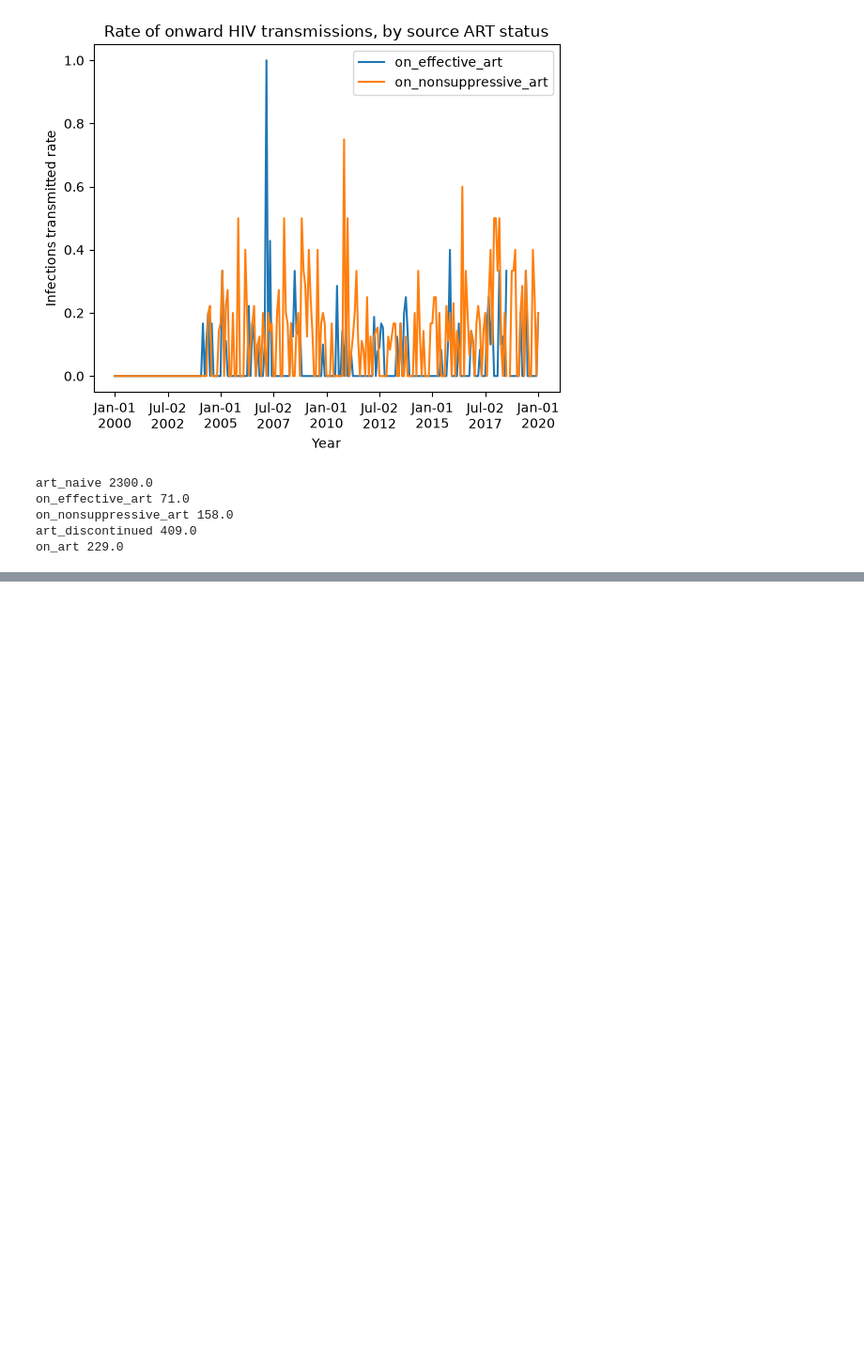
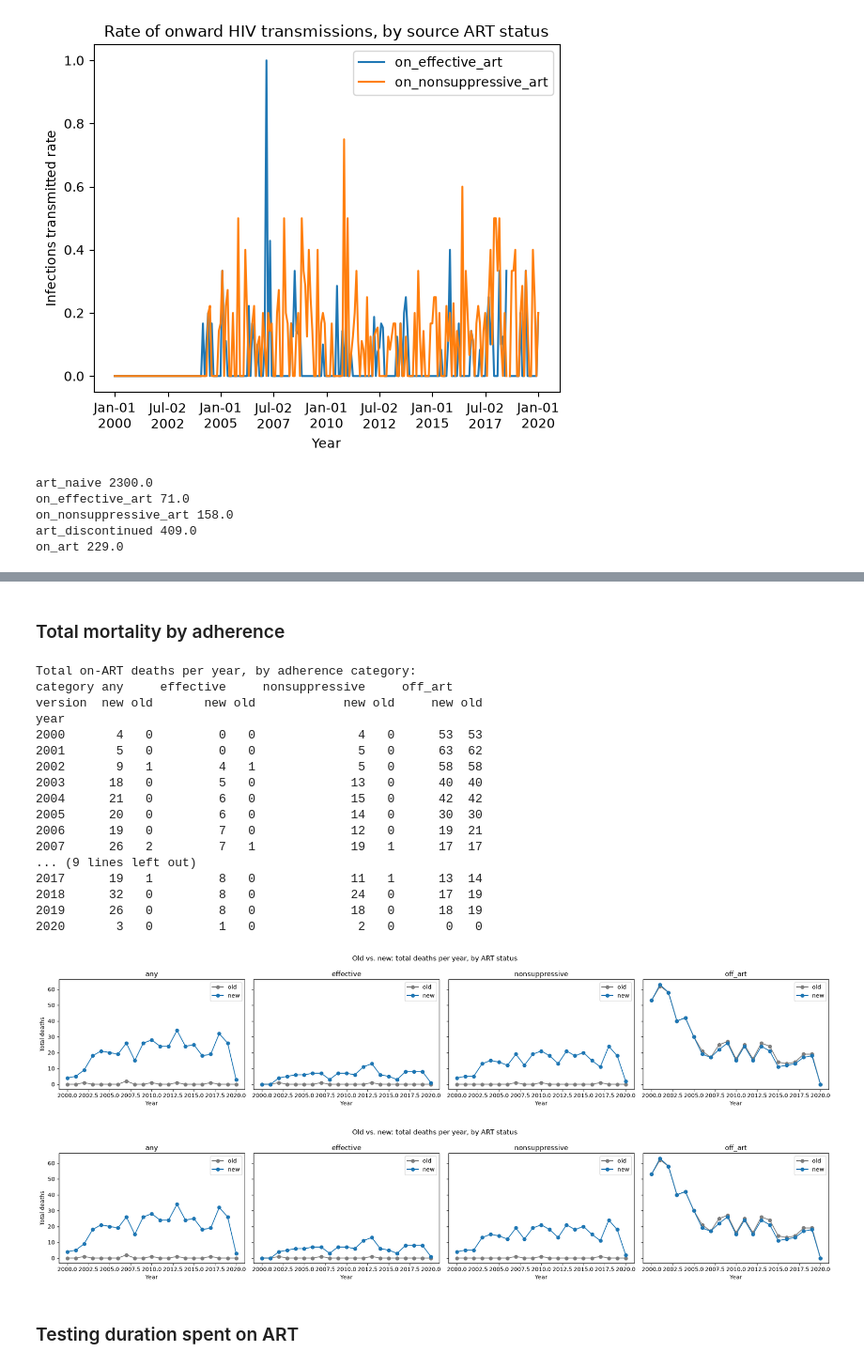
Before and after one commit to dtcitron/HIVSim_notes, a Jupyter notebook: Testing_new_ART_transmission_and_mortality.ipynb, the cells around one changed output, grey strips where cells are left out. Shown at 94% size. Cells and saved outputs as stored; diff of their text form; code cells hidden in the pictures; blank space fills up the shorter version.

```diff
--- a/Testing_new_ART_transmission_and_mortality.ipynb
+++ b/Testing_new_ART_transmission_and_mortality.ipynb
@@ -255,0 +533,30 @@ on_art 229.0
+# %% [markdown]
+### Total mortality by adherence
+# %%
+yearly = yearly_mortality_by_adherence(trackers, yearvec, age_bins)
+print()
+print('Total on-ART deaths per year, by adherence category:')
+print(yearly.pivot_table(index='year', columns=['category', 'version'], values='deaths').to_string(float_format='%.0f'))
+plot_yearly_mortality(yearly)
+# %% [output]
+Total on-ART deaths per year, by adherence category:
+category any     effective     nonsuppressive     off_art
+version  new old       new old            new old     new old
+year
+2000       4   0         0   0              4   0      53  53
+2001       5   0         0   0              5   0      63  62
+2002       9   1         4   1              5   0      58  58
+2003      18   0         5   0             13   0      40  40
+2004      21   0         6   0             15   0      42  42
+2005      20   0         6   0             14   0      30  30
+2006      19   0         7   0             12   0      19  21
+2007      26   2         7   1             19   1      17  17
+... (9 lines left out)
+2017      19   1         8   0             11   1      13  14
+2018      32   0         8   0             24   0      17  19
+2019      26   0         8   0             18   0      18  19
+2020       3   0         1   0              2   0       0   0
+[figure, added]
+[figure, added]
+# %% [markdown]
+### Testing duration spent on ART
```
Also changed, not shown: parts of 8 cells of this notebook, 3 other files.
